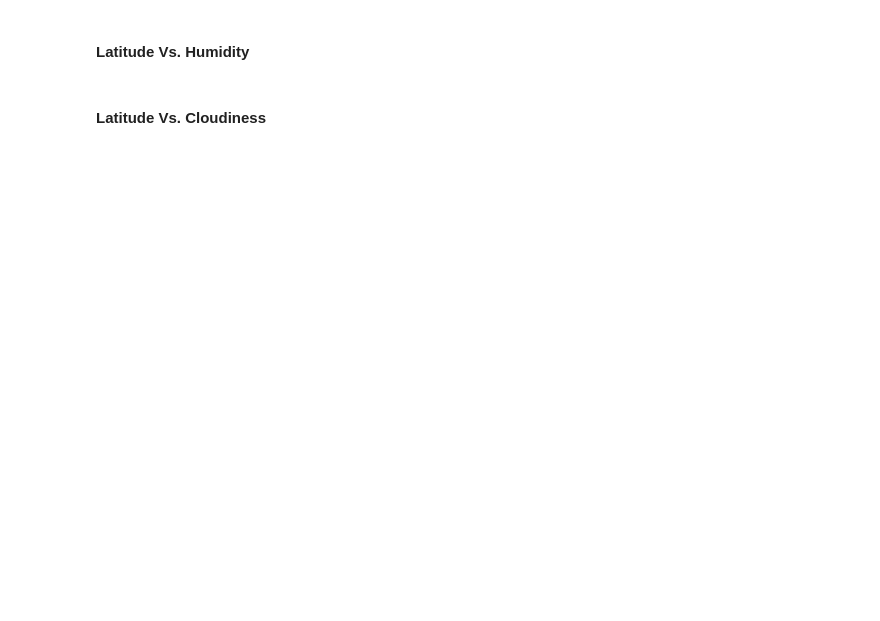
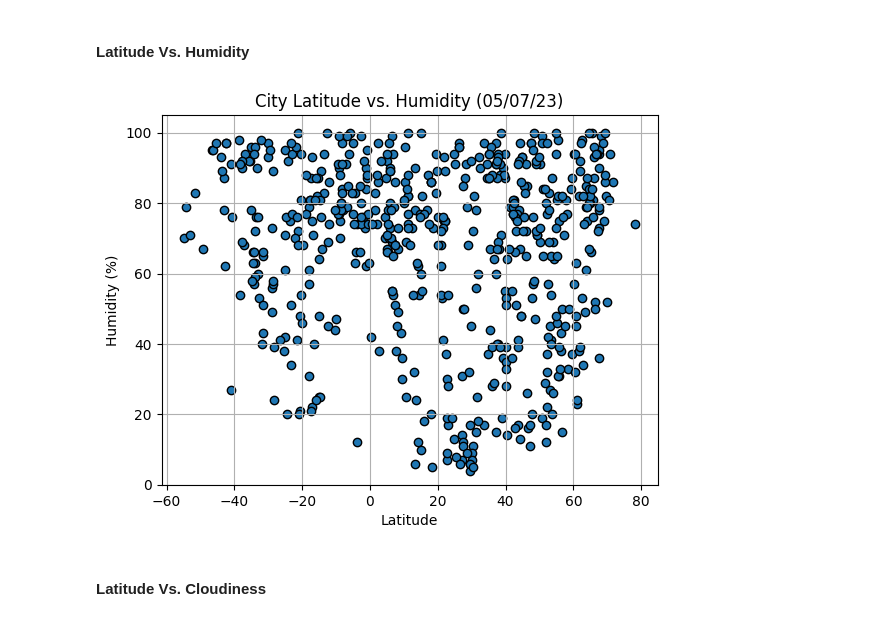
Before and after one commit to RPF35/python-api-challenge, a Jupyter notebook: Resources/WeatherPy.ipynb, the cells around one changed output. Saved outputs shown, nothing was run; the diff lists cells and outputs as text; code cells hidden in the pictures; blank space fills up the shorter version.

```diff
--- a/Resources/WeatherPy.ipynb
+++ b/Resources/WeatherPy.ipynb
@@ -170,3 +222,23 @@ plt.show()
+# %%
+# Build the scatter plot for latitude vs. humidity
+plt.scatter(city_data_df["Lat"], city_data_df["Humidity"], edgecolors="black")
+
+# Set the title and axis labels
+plt.title("City Latitude vs. Humidity (%s)" % time.strftime("%x"))
+plt.xlabel("Latitude")
+plt.ylabel("Humidity (%)")
+
+# Set the y-axis limit and grid
+plt.ylim(0, 105)
+plt.grid(True)
+
+# Save the figure
+plt.savefig("output_data/Fig2.png")
+
+# Show the plot
+plt.show()
+# %% [output]
+[figure, added]
 # %% [markdown]
 #### Latitude Vs. Cloudiness
 # %%
```
Also changed, not shown: parts of 31 cells of this notebook, 5 other files.
